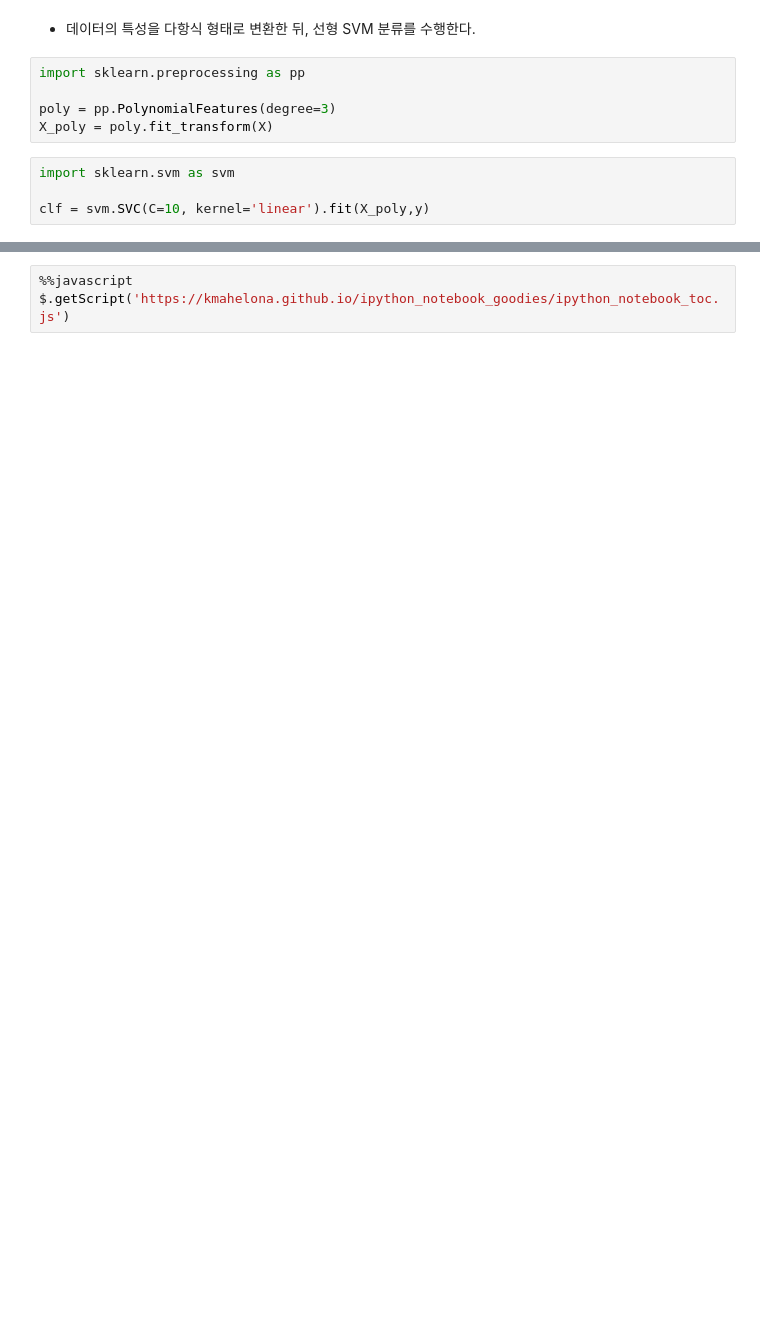
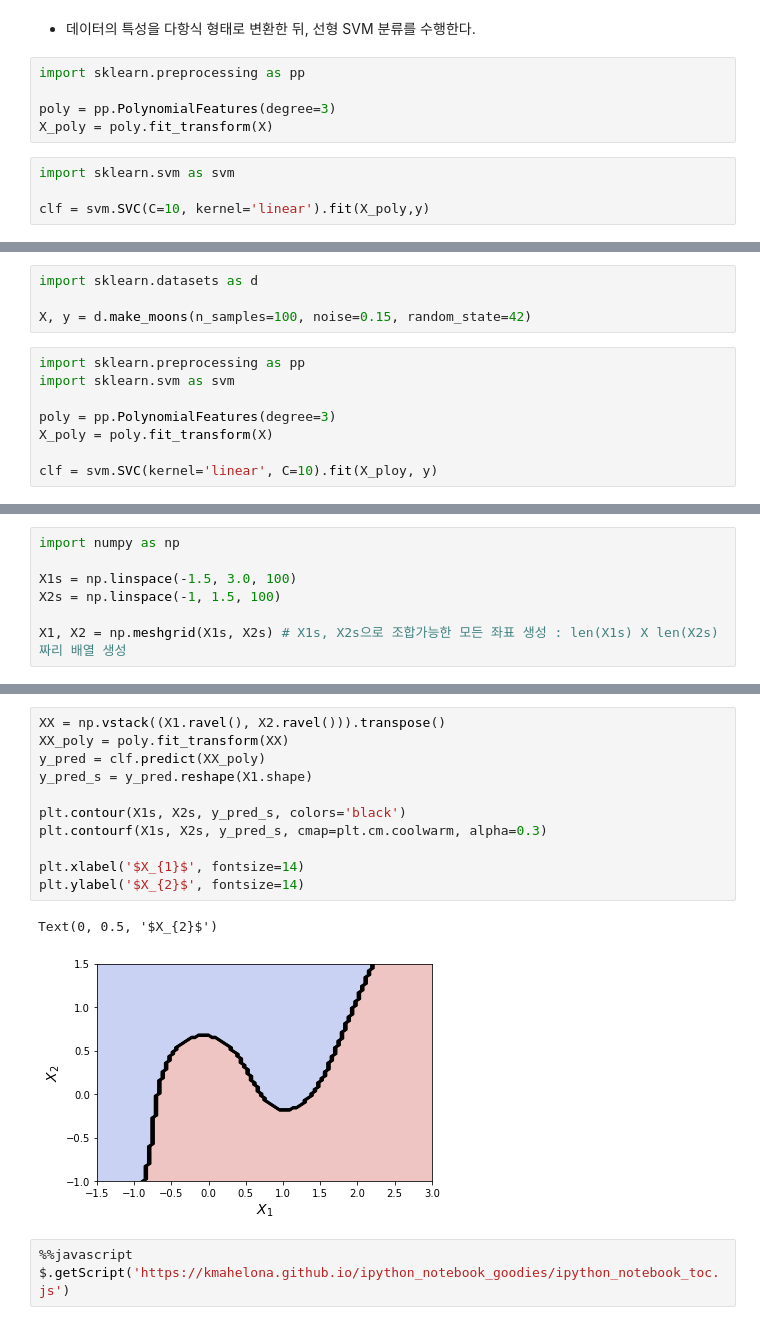
Before and after one commit to seareale/2020-dataCampus-yonsei, a Jupyter notebook: SVM/4.비선형SVM_다항 특성 확장.ipynb, the cells around one changed output, grey strips where cells are left out. Cells and saved outputs as stored; diff of their text form; blank space fills up the shorter version.

```diff
--- a/SVM/4.비선형SVM_다항 특성 확장.ipynb
+++ b/SVM/4.비선형SVM_다항 특성 확장.ipynb
@@ -95,0 +167,12 @@ clf = svm.SVC(C=10, kernel='linear').fit(X_poly,y)
+# %%
+import sklearn.datasets as d
+
+X, y = d.make_moons(n_samples=100, noise=0.15, random_state=42)
+# %%
+import sklearn.preprocessing as pp
+import sklearn.svm as svm
+
+poly = pp.PolynomialFeatures(degree=3)
+X_poly = poly.fit_transform(X)
+
+clf = svm.SVC(kernel='linear', C=10).fit(X_ploy, y)
@@ -95,0 +195,7 @@ clf = svm.SVC(C=10, kernel='linear').fit(X_poly,y)
+# %%
+import numpy as np
+
+X1s = np.linspace(-1.5, 3.0, 100)
+X2s = np.linspace(-1, 1.5, 100)
+
+X1, X2 = np.meshgrid(X1s, X2s) # X1s, X2s으로 조합가능한 모든 좌표 생성 : len(X1s) X len(X2s) 짜리 배열 생성
@@ -96,3 +224,17 @@ clf = svm.SVC(C=10, kernel='linear').fit(X_poly,y)
+# %%
+XX = np.vstack((X1.ravel(), X2.ravel())).transpose()
+XX_poly = poly.fit_transform(XX)
+y_pred = clf.predict(XX_poly)
+y_pred_s = y_pred.reshape(X1.shape)
+
+plt.contour(X1s, X2s, y_pred_s, colors='black')
+plt.contourf(X1s, X2s, y_pred_s, cmap=plt.cm.coolwarm, alpha=0.3)
+
+plt.xlabel('$X_{1}$', fontsize=14)
+plt.ylabel('$X_{2}$', fontsize=14)
+# %% [output]
+Text(0, 0.5, '$X_{2}$')
+[figure, added]
 # %%
 %%javascript
 $.getScript('https://kmahelona.github.io/ipython_notebook_goodies/ipython_notebook_toc.js')
```
Also changed, not shown: parts of 18 cells of this notebook, 15 other files.
